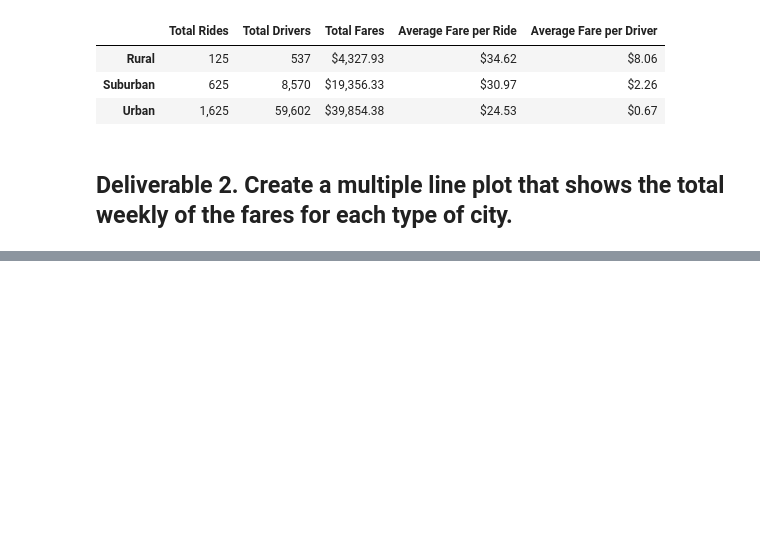
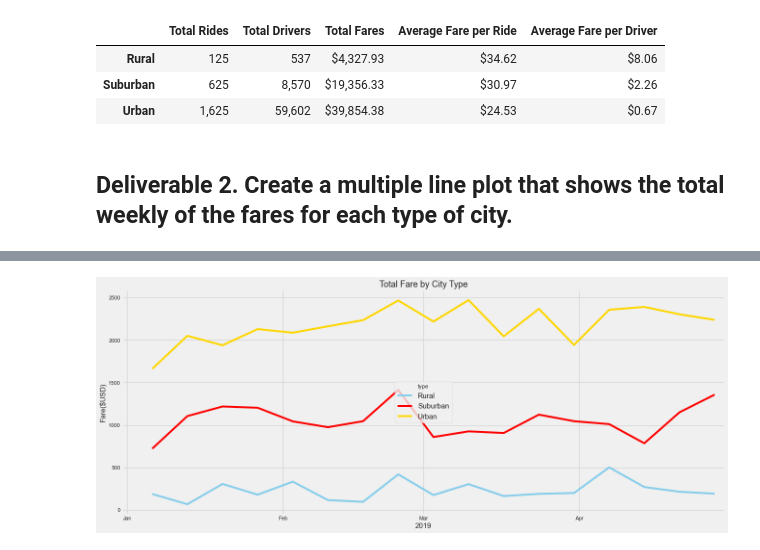
Before and after one commit to daphany/PyBer_Analysis, a Jupyter notebook: PyBer_Challenge.ipynb, the cells around one changed output, grey strips where cells are left out. Drawn from its saved outputs; the diff is of its cells as text; code cells hidden in the pictures; blank space fills up the shorter version.

```diff
--- a/PyBer_Challenge.ipynb
+++ b/PyBer_Challenge.ipynb
@@ -149 +267,38 @@ pyber_summary_df
+# %%
+# 16. Using the object-oriented interface method, plot the resample DataFrame using the df.plot() function.
+import matplotlib.dates as mdates
+from matplotlib.dates import DateFormatter
+from matplotlib.dates import MonthLocator
+from datetime import datetime
+
+#Define labels
+label1="Rural"
+label2="Suburban"
+label3="Urban"
+
+#plot the chart
+fig, ax = plt.subplots(figsize=(20, 8))
+ax.plot(type_sum_fares_week["Rural"], label=label1, color='skyblue', linewidth=4)
+ax.plot(type_sum_fares_week["Suburban"], label=label2, color='red', linewidth=4)
+ax.plot(type_sum_fares_week["Urban"], label=label3, color='gold', linewidth=4)
+ax.legend(title="type", loc='center', fontsize=15)
+
+#set x, y label and title
+ax.set_xlabel("2019", fontsize=15)
+ax.set_ylabel("Fare($USD)", fontsize=15)
+ax.set_title("Total Fare by City Type", fontsize=18)
+
+#change the xaxis limit
+ax.set_xlim(datetime(2018,12,31),datetime(2019, 4, 30))
+
+# change the format of the dates
+ax.xaxis.set_major_formatter(DateFormatter('%b'))
+
+#major tick locator
+ax.xaxis.set_major_locator(MonthLocator())
+
+
+plt.show()
+# %% [output]
+[figure, added]
 # %%
```
Also changed, not shown: parts of 10 cells of this notebook.
